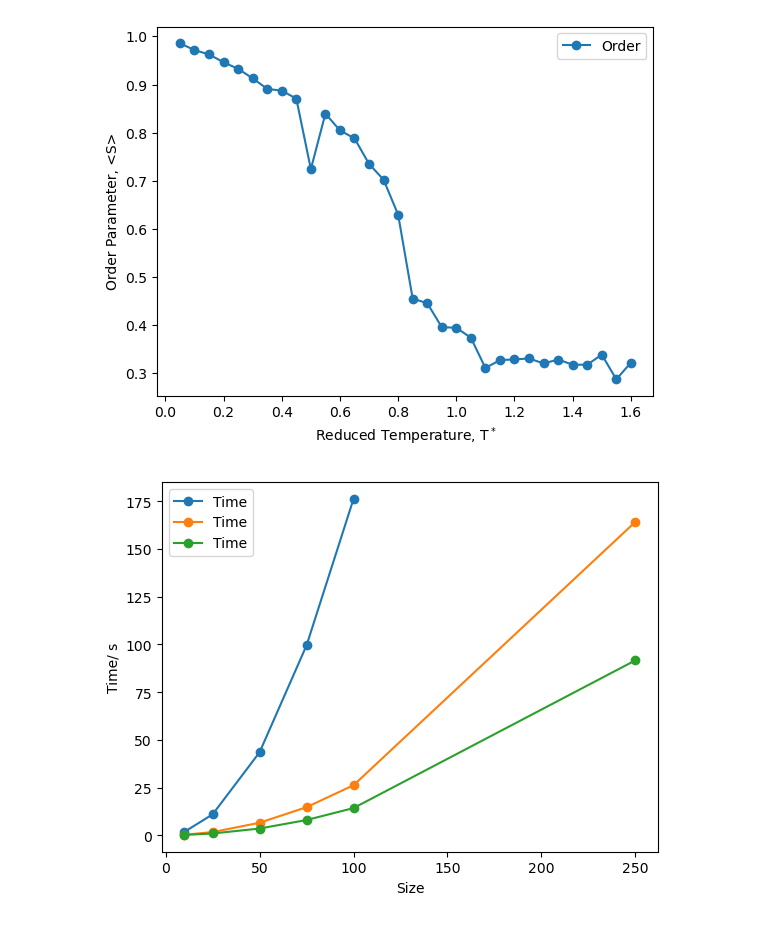
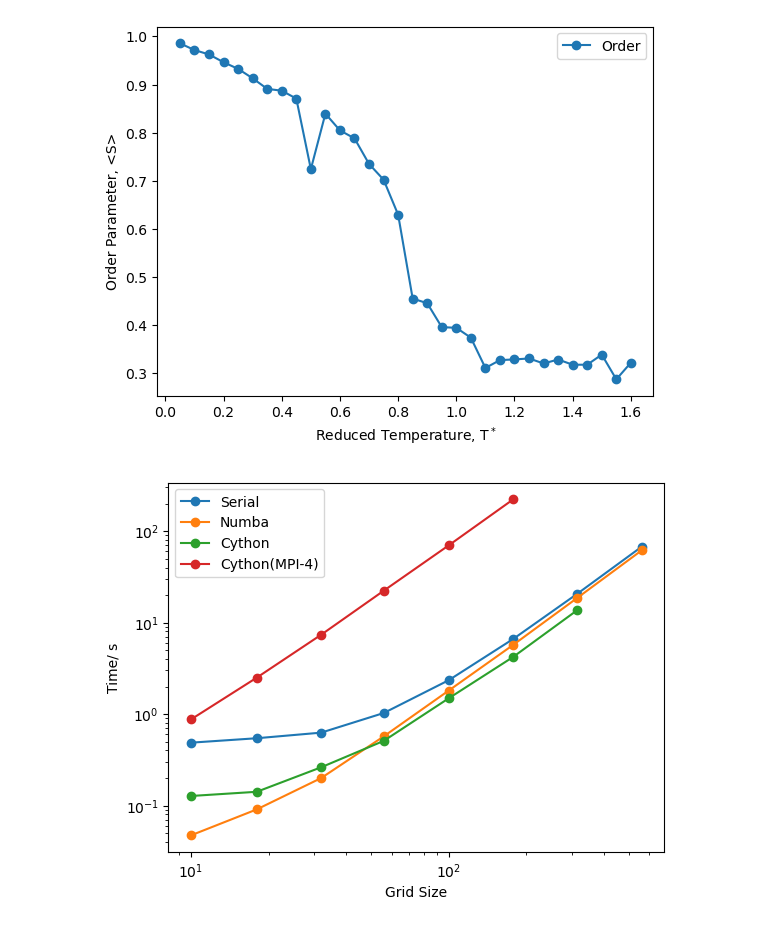
Before and after one commit to adamjharrison/LebwohlLasher_Project, a Jupyter notebook: Plots.ipynb, the cells around one changed output. Drawn from its saved outputs; the diff is of its cells as text; code cells hidden in the pictures.

Commit message:
added plots

```diff
--- a/Plots.ipynb
+++ b/Plots.ipynb
@@ -30,13 +30,21 @@ plt.show()
 # %%
 time_df = pd.read_csv("timings-serial.csv", header=0, delimiter=",")
 time_df_numba = pd.read_csv("timings-numba.csv", header=0, delimiter=",")
 time_df_cython = pd.read_csv("timings-cython.csv", header=0, delimiter=",")
+time_df_cython_mpi4 = pd.read_csv("timings-cython-mpi4.csv", header=0, delimiter=",")
+time_df_mpi4 = pd.read_csv("timings-MPI4.csv", header=0, delimiter=",")
 fig, ax = plt.subplots()
-time_df.groupby(['Size']).mean().plot(marker="o", ax=ax,label="serial")
-time_df_numba.groupby(['Size']).mean().plot(marker="o", ax=ax,label="numba")
-time_df_cython.groupby(['Size']).mean().plot(marker="o", ax=ax,label="cython")
-plt.xlabel("Size")
+#time_df.groupby(['Size']).mean().plot(marker="o", ax=ax)
+time_df_numba.groupby(['Size']).mean().plot(marker="o", ax=ax)
+time_df_cython.groupby(['Size']).mean().plot(marker="o", ax=ax)
+time_df_cython_mpi4.groupby(['Size']).mean().plot(marker="o", ax=ax)
+time_df_mpi4.groupby(['Size']).mean().plot(marker="o", ax=ax)
+ax.set_xscale('log')
+ax.set_yscale('log')
+ax.legend(["Serial", "Numba",'Cython','Cython(MPI-4)','MPI-4'])
+
+plt.xlabel("Grid Size")
 plt.ylabel("Time/ s")
 plt.show()
 # %% [output]
-[figure, old version]
+[figure, new version]
```
